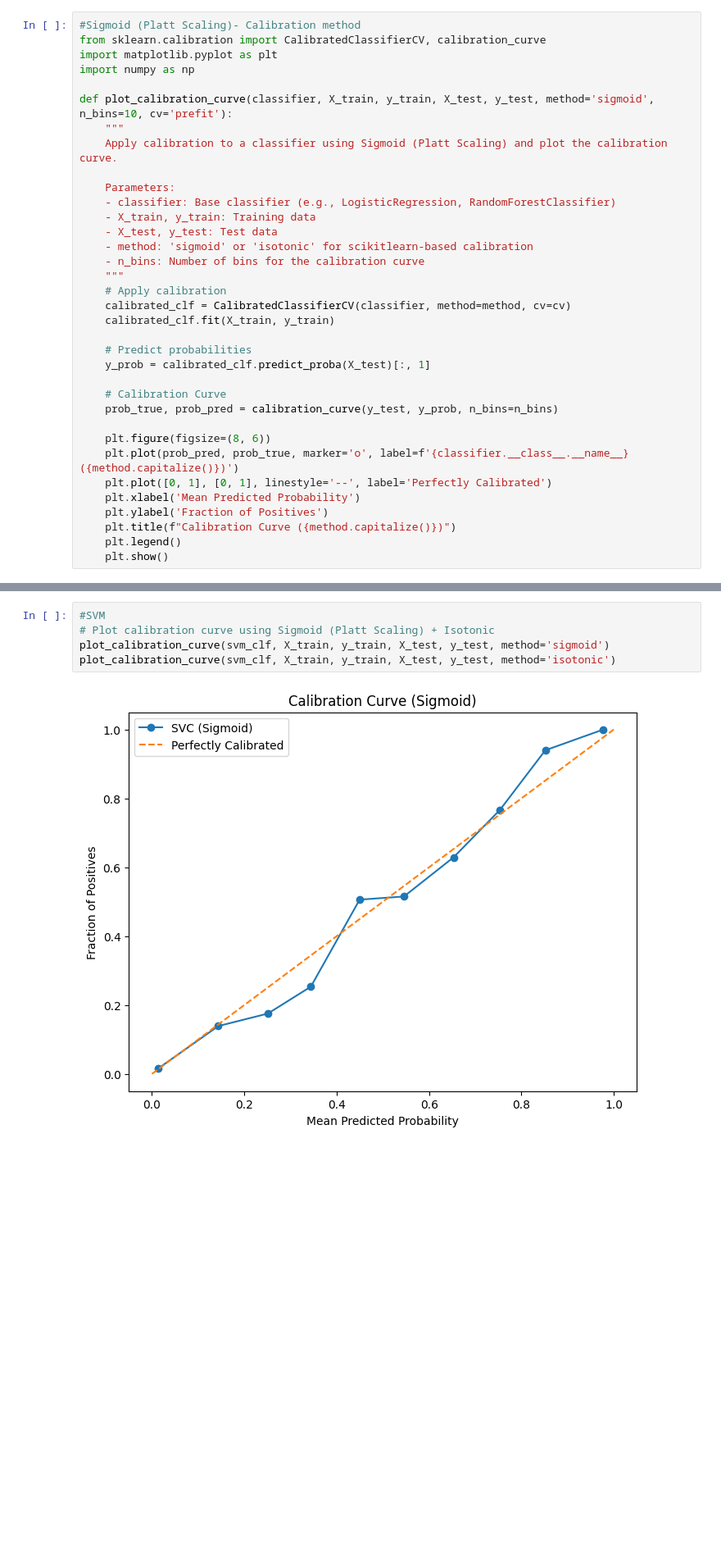
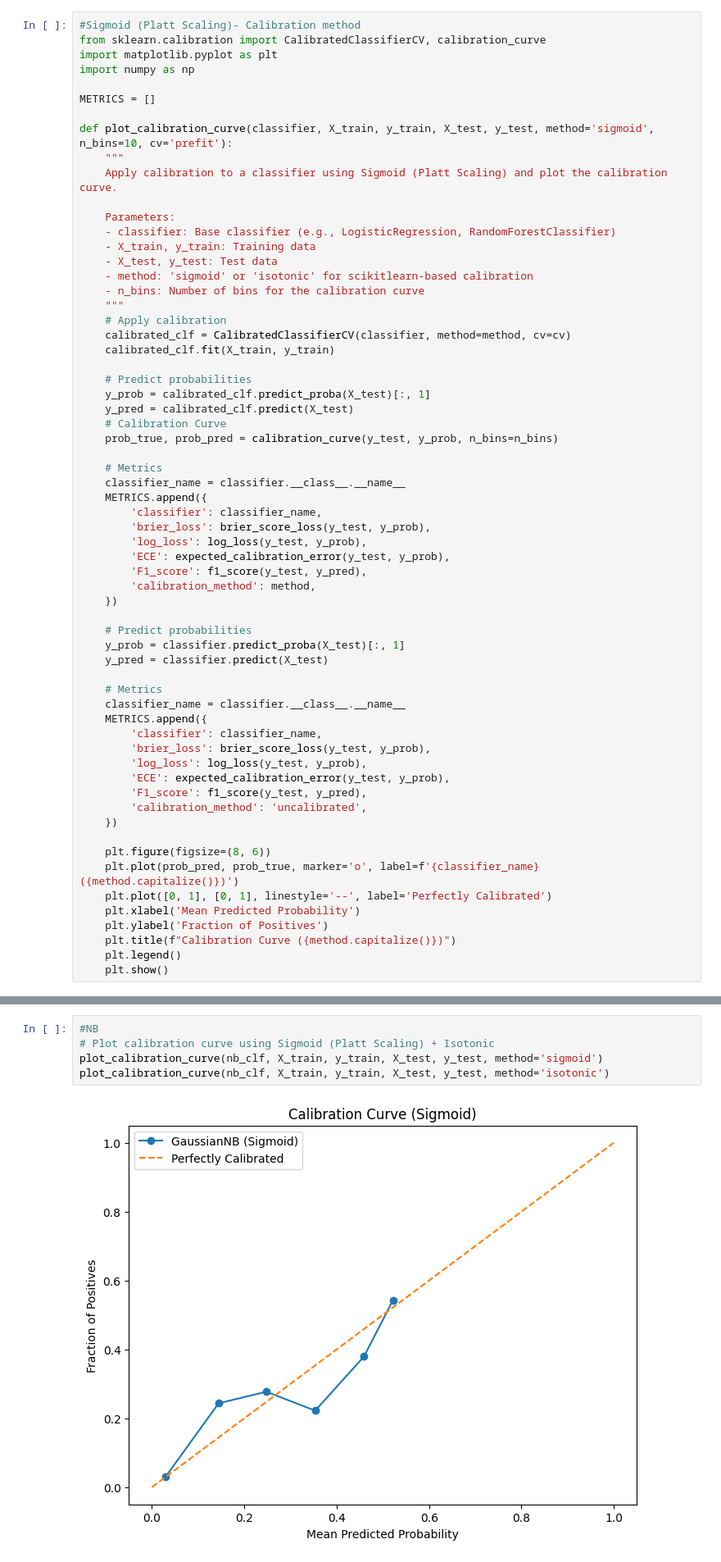
Before and after one commit to cmyguel/tru_ml_probability_calibration, a Jupyter notebook: Machine-Learning Project.ipynb, the cells around one changed output, grey strips where cells are left out. Shown at 82% size. Drawn from its saved outputs; the diff is of its cells as text; blank space fills up the shorter version.

Commit message:
export metrics

```diff
--- a/Machine-Learning Project.ipynb
+++ b/Machine-Learning Project.ipynb
@@ -272,6 +300,8 @@ Parameters: { "use_label_encoder" } are not used.
 from sklearn.calibration import CalibratedClassifierCV, calibration_curve
 import matplotlib.pyplot as plt
 import numpy as np
+
+METRICS = []
 
 def plot_calibration_curve(classifier, X_train, y_train, X_test, y_test, method='sigmoid', n_bins=10, cv='prefit'):
     """
@@ -290,12 +320,38 @@ def plot_calibration_curve(classifier, X_train, y_train, X_test, y_test, method=
 
     # Predict probabilities
     y_prob = calibrated_clf.predict_proba(X_test)[:, 1]
-
+    y_pred = calibrated_clf.predict(X_test)
     # Calibration Curve
     prob_true, prob_pred = calibration_curve(y_test, y_prob, n_bins=n_bins)
 
+    # Metrics
+    classifier_name = classifier.__class__.__name__
+    METRICS.append({
+        'classifier': classifier_name,
+        'brier_loss': brier_score_loss(y_test, y_prob),
+        'log_loss': log_loss(y_test, y_prob),
+        'ECE': expected_calibration_error(y_test, y_prob),
+        'F1_score': f1_score(y_test, y_pred),
+        'calibration_method': method,
+    })
+
+    # Predict probabilities
+    y_prob = classifier.predict_proba(X_test)[:, 1]
+    y_pred = classifier.predict(X_test)
+
+    # Metrics
+    classifier_name = classifier.__class__.__name__
+    METRICS.append({
+        'classifier': classifier_name,
+        'brier_loss': brier_score_loss(y_test, y_prob),
+        'log_loss': log_loss(y_test, y_prob),
+        'ECE': expected_calibration_error(y_test, y_prob),
+        'F1_score': f1_score(y_test, y_pred),
+        'calibration_method': 'uncalibrated',
+    })
+
     plt.figure(figsize=(8, 6))
-    plt.plot(prob_pred, prob_true, marker='o', label=f'{classifier.__class__.__name__} ({method.capitalize()})')
+    plt.plot(prob_pred, prob_true, marker='o', label=f'{classifier_name} ({method.capitalize()})')
     plt.plot([0, 1], [0, 1], linestyle='--', label='Perfectly Calibrated')
     plt.xlabel('Mean Predicted Probability')
     plt.ylabel('Fraction of Positives')
@@ -321,7 +377,7 @@ plot_calibration_curve(rf, X_train, y_train, X_test, y_test, method='isotonic')
 # %%
-#SVM
+#NB
 # Plot calibration curve using Sigmoid (Platt Scaling) + Isotonic
-plot_calibration_curve(svm_clf, X_train, y_train, X_test, y_test, method='sigmoid')
-plot_calibration_curve(svm_clf, X_train, y_train, X_test, y_test, method='isotonic')
+plot_calibration_curve(nb_clf, X_train, y_train, X_test, y_test, method='sigmoid')
+plot_calibration_curve(nb_clf, X_train, y_train, X_test, y_test, method='isotonic')
 # %% [output]
-[figure, old version]
+[figure, new version]
```
Also changed, not shown: parts of 6 cells of this notebook.
